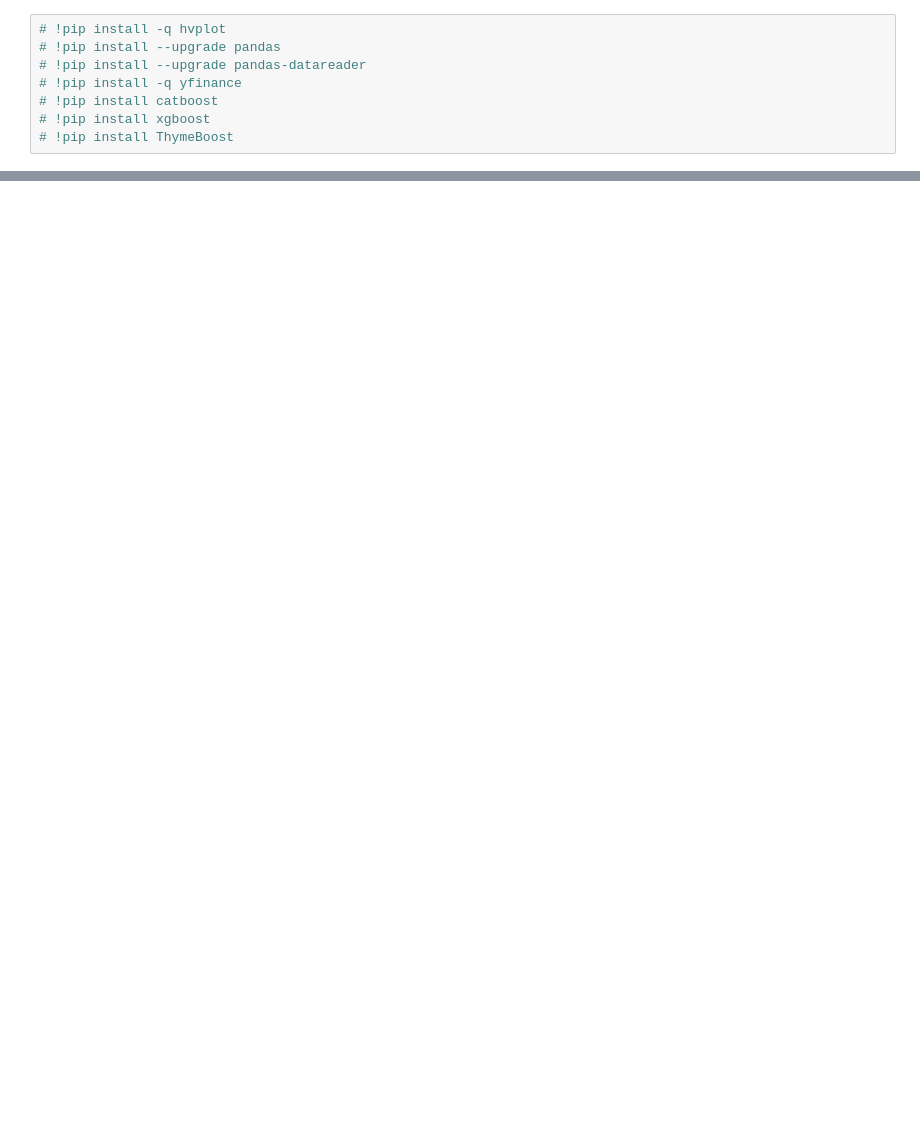
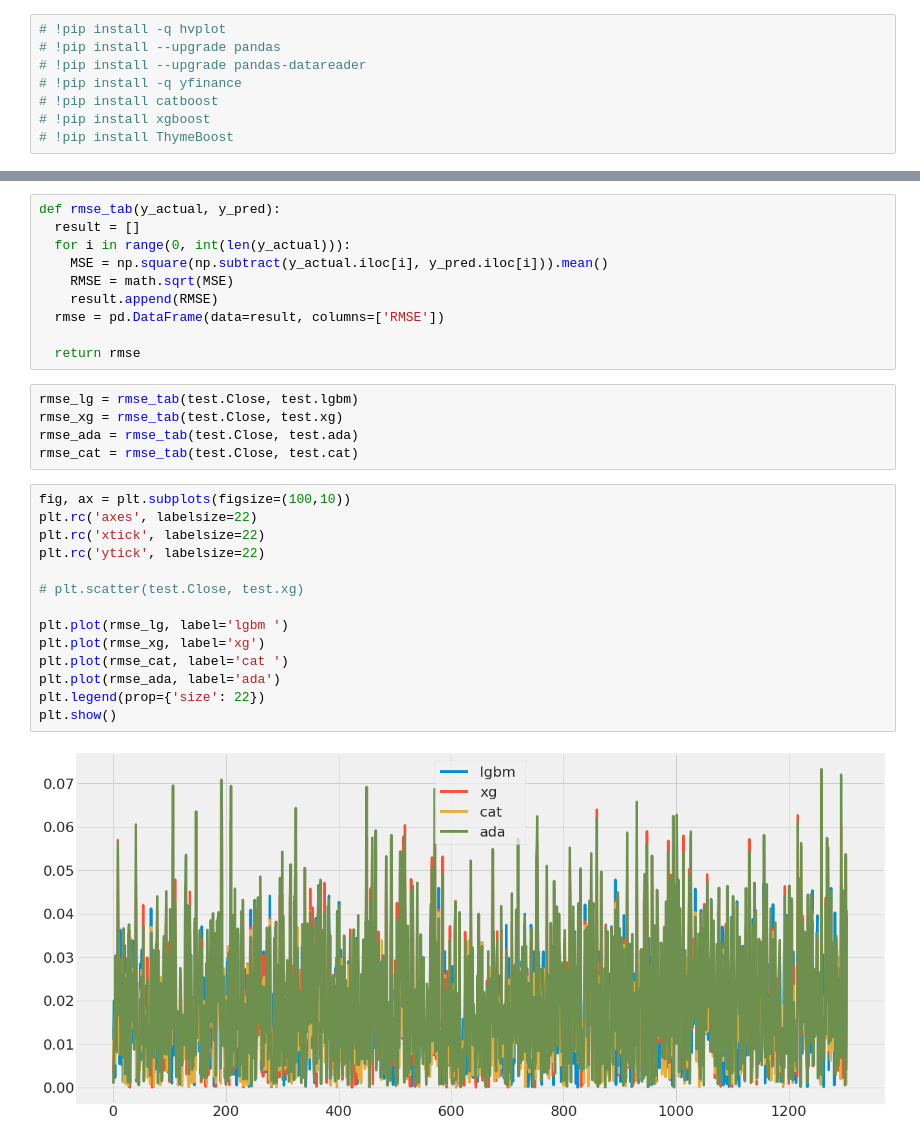
Before and after one commit to yanuarkholik/stock_price_forecasting, a Jupyter notebook: LightGBM.ipynb, the cells around one changed output, grey strips where cells are left out. Saved outputs shown, nothing was run; the diff lists cells and outputs as text; blank space fills up the shorter version.

```diff
--- a/LightGBM.ipynb
+++ b/LightGBM.ipynb
@@ -434,0 +557,31 @@ Test RMSE: 0.0300264796
+# %%
+def rmse_tab(y_actual, y_pred):
+  result = []
+  for i in range(0, int(len(y_actual))):
+    MSE = np.square(np.subtract(y_actual.iloc[i], y_pred.iloc[i])).mean()
+    RMSE = math.sqrt(MSE)
+    result.append(RMSE)
+  rmse = pd.DataFrame(data=result, columns=['RMSE'])
+
+  return rmse
+# %%
+rmse_lg = rmse_tab(test.Close, test.lgbm)
+rmse_xg = rmse_tab(test.Close, test.xg)
+rmse_ada = rmse_tab(test.Close, test.ada)
+rmse_cat = rmse_tab(test.Close, test.cat)
+# %%
+fig, ax = plt.subplots(figsize=(100,10))
+plt.rc('axes', labelsize=22)
+plt.rc('xtick', labelsize=22)
+plt.rc('ytick', labelsize=22)
+
+# plt.scatter(test.Close, test.xg)
+
+plt.plot(rmse_lg, label='lgbm ')
+plt.plot(rmse_xg, label='xg')
+plt.plot(rmse_cat, label='cat ')
+plt.plot(rmse_ada, label='ada')
+plt.legend(prop={'size': 22})
+plt.show()
+# %% [output]
+[figure, added]
```
Also changed, not shown: parts of 65 cells of this notebook.
